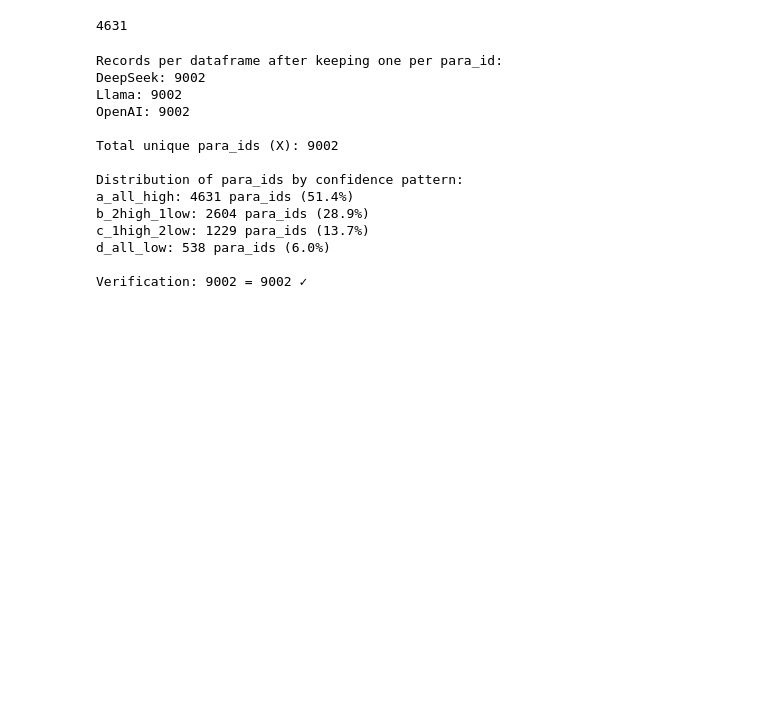
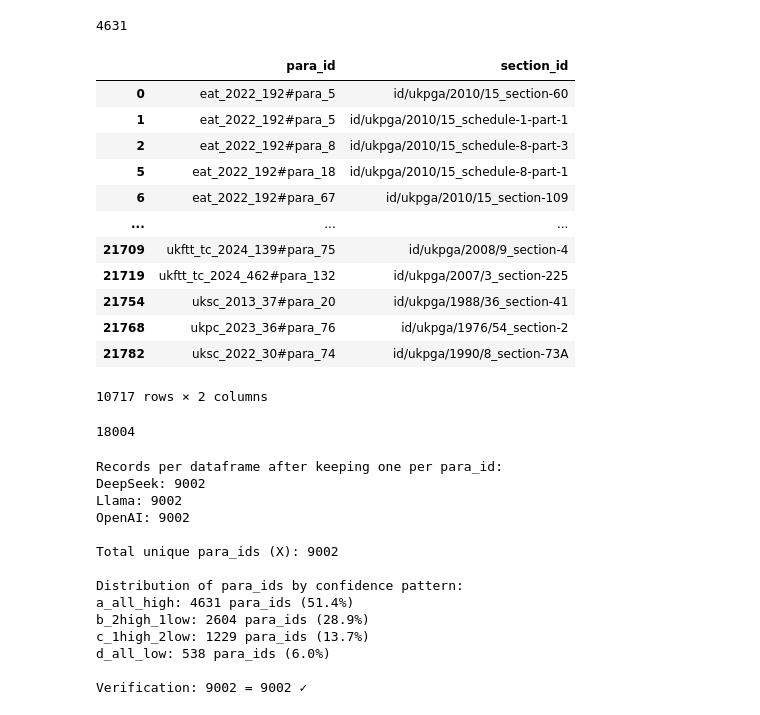
Before and after one commit to SafiaK/BridgingCaseLawAndLegislation, a Jupyter notebook: Final_Experimets/fewshot_extraction_analysis.ipynb, the cells around one changed output. Saved outputs shown, nothing was run; the diff lists cells and outputs as text; code cells hidden in the pictures; blank space fills up the shorter version.

```diff
--- a/Final_Experimets/fewshot_extraction_analysis.ipynb
+++ b/Final_Experimets/fewshot_extraction_analysis.ipynb
@@ -486,6 +575,44 @@ Number of para_ids with at least one Low entry: 1865
 len(set(df_deepseek_filtered[df_deepseek_filtered['confidence'] == 'High']['para_id'].unique())&set(df_llama_filtered[df_llama_filtered['confidence'] == 'High']['para_id'].unique())&set(df_openai_filtered[df_openai_filtered['confidence'] == 'High']['para_id'].unique()))
 # %% [output]
 4631
+# %%
+
+# Filter df_llama based on source_pairs
+df_deepseek = df_deepseek[df_deepseek.apply(lambda row: (row['para_id'], row['section_id']) in source_pairs, axis=1)]
+
+# Get high confidence pairs
+df_deepseek_high_pairs = df_deepseek[df_deepseek['confidence'] == 'High']
+df_deepseek_high_pairs = df_deepseek_high_pairs[['para_id', 'section_id']].drop_duplicates()
+
+# Convert high pairs to a set of tuples for efficient lookup
+high_pairs_set_deepseek = set(df_deepseek_high_pairs.apply(lambda row: (row['para_id'], row['section_id']), axis=1))
+
+# Get low confidence pairs that are not in high confidence pairs
+df_deepseek_low_pairs = df_deepseek[
+    (df_deepseek['confidence'] == 'Low') &
+    (~df_deepseek.apply(lambda row: (row['para_id'], row['section_id']) in high_pairs_set_deepseek, axis=1))
+]
+df_deepseek_low_pairs = df_deepseek_low_pairs[['para_id', 'section_id']].drop_duplicates()
+# %%
+df_deepseek_high_pairs
+# %% [output]
+|  | para_id | section_id |
+| 0 | eat_2022_192#para_5 | id/ukpga/2010/15_section-60 |
+| 1 | eat_2022_192#para_5 | id/ukpga/2010/15_schedule-1-part-1 |
+| 2 | eat_2022_192#para_8 | id/ukpga/2010/15_schedule-8-part-3 |
+| 5 | eat_2022_192#para_18 | id/ukpga/2010/15_schedule-8-part-1 |
+| 6 | eat_2022_192#para_67 | id/ukpga/2010/15_section-109 |
+| ... | ... | ... |
+| 21709 | ukftt_tc_2024_139#para_75 | id/ukpga/2008/9_section-4 |
+| 21719 | ukftt_tc_2024_462#para_132 | id/ukpga/2007/3_section-225 |
+| 21754 | uksc_2013_37#para_20 | id/ukpga/1988/36_section-41 |
+| 21768 | ukpc_2023_36#para_76 | id/ukpga/1976/54_section-2 |
+| 21782 | uksc_2022_30#para_74 | id/ukpga/1990/8_section-73A |
+10717 rows × 2 columns
+# %%
+10717 + 7287
+# %% [output]
+18004
 # %%
 
 # First, let's ensure each dataframe has only one record per para_id
```
Also changed, not shown: parts of 16 cells of this notebook, 9 other files.
